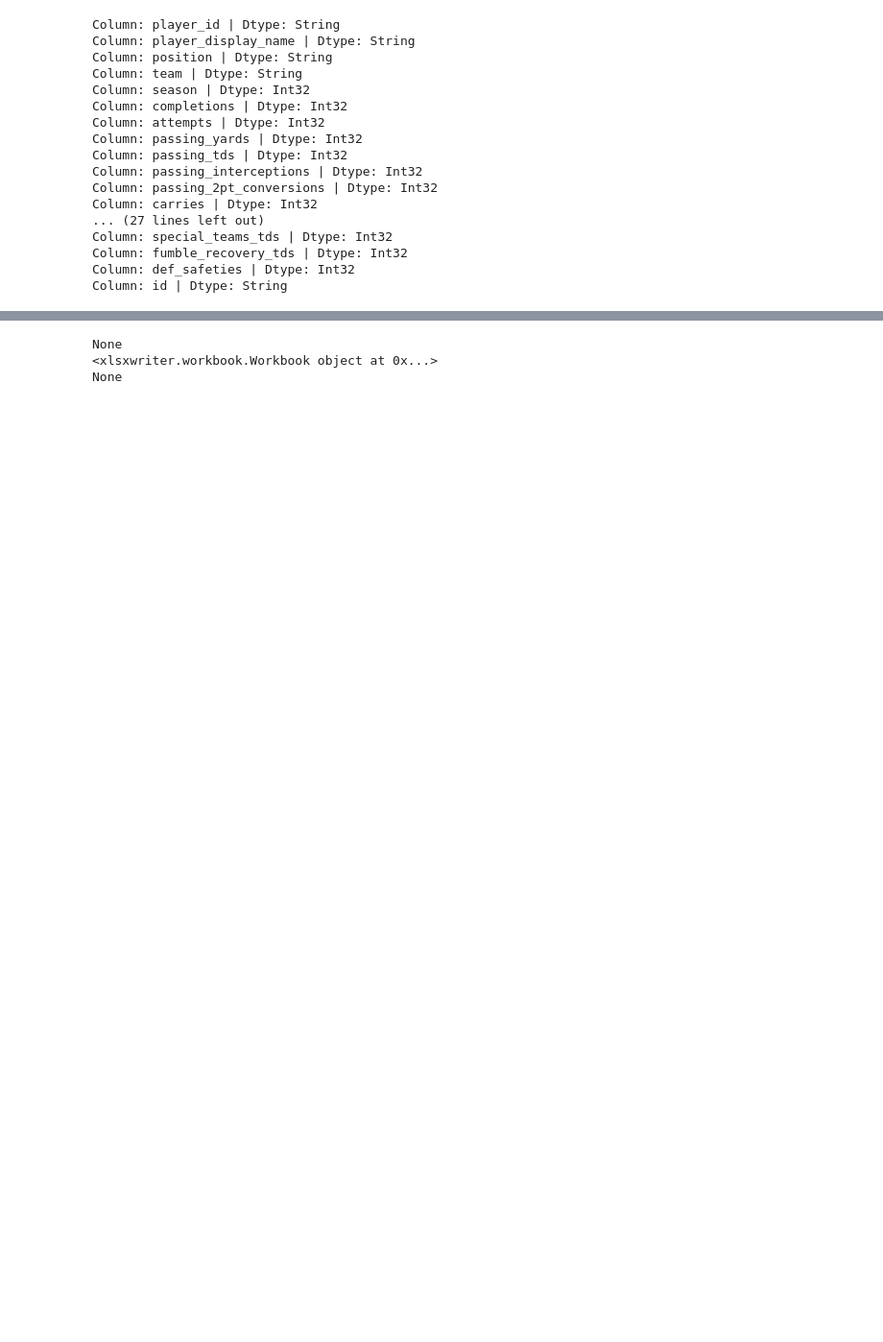
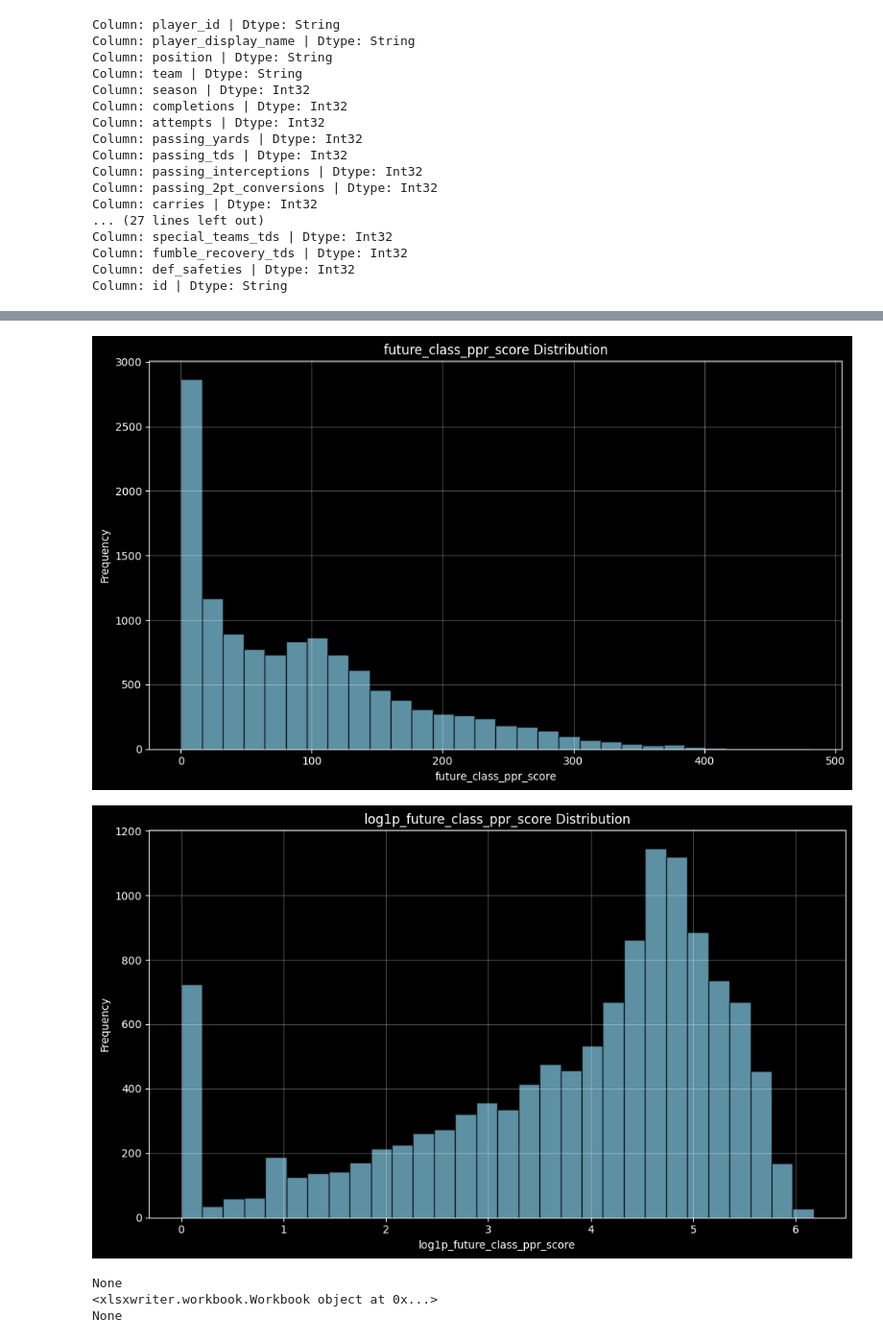
Before and after one commit to Player1ce/MGT556-NFLPredictions, a Jupyter notebook: CreateMainSheet.ipynb, the cells around one changed output, grey strips where cells are left out. Shown at 96% size. Saved outputs shown, nothing was run; the diff lists cells and outputs as text; code cells hidden in the pictures; blank space fills up the shorter version.

Commit message:
finished future scores and added log scores for current and future scores for training

```diff
--- a/CreateMainSheet.ipynb
+++ b/CreateMainSheet.ipynb
@@ -52,8 +54,10 @@ combined_data_with_future_scores = combined_data.join(
     how='left'
 )
 
+data_utils.add_log_column(combined_data_with_future_scores, 'class_ppr_score')
+data_utils.add_log_column(combined_data_with_future_scores, 'future_class_ppr_score')
 
 # for column in combined_data.columns:
 #     print(f"Column: {column} | Dtype: {combined_data[column].dtype}")
 
-combined_data_with_future_scores.sort(pl.col("id"))
+# combined_data_with_future_scores.sort(pl.col("id"))
@@ -75,3 +64,10 @@ shape: (16_730, 45)
+# %%
+# display a histogram of future_class_ppr_score and log1p_future_class_ppr_score columns
+data_utils.plot_histogram(combined_data_with_future_scores, 'future_class_ppr_score')
+data_utils.plot_histogram(combined_data_with_future_scores, 'log1p_future_class_ppr_score')
+# %% [output]
+[figure, added]
+[figure, added]
 # %%
 # prepare output
 path = pathlib.Path.cwd() / f"combined_data_with_future_scores_{beginning_season}_{end_season}"
```
Also changed, not shown: parts of 2 cells of this notebook, 2 other files.
